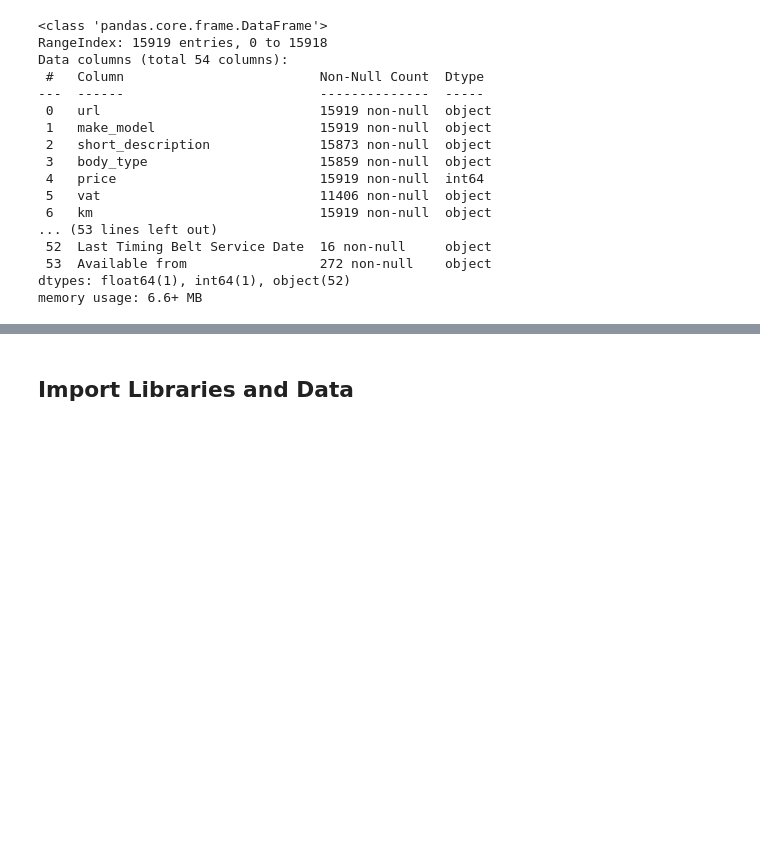
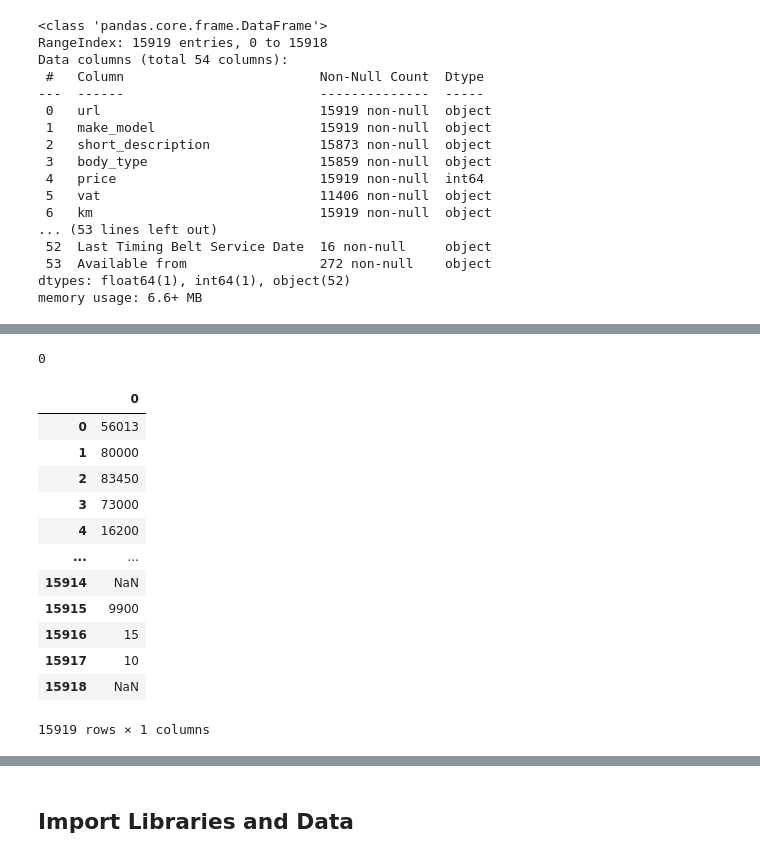
Before and after one commit to mdurular/Data-Analysis, a Jupyter notebook: 7. Projects/Capstone Project (AutoScout Data Analysis Project)/EDA_scout_car_phase_1(Data_Cleaning).ipynb, the cells around one changed output, grey strips where cells are left out. Saved outputs shown, nothing was run; the diff lists cells and outputs as text; code cells hidden in the pictures; blank space fills up the shorter version.

```diff
--- a/7. Projects/Capstone Project (AutoScout Data Analysis Project)/EDA_scout_car_phase_1(Data_Cleaning).ipynb
+++ b/7. Projects/Capstone Project (AutoScout Data Analysis Project)/EDA_scout_car_phase_1(Data_Cleaning).ipynb
@@ -110,0 +449,20 @@ memory usage: 6.6+ MB
+# %%
+df.Km.isnull().sum()
+# %% [output]
+0
+# %%
+df.Km.str.replace(',','').str.extract('(\d+)') # we remowe comma.This is a Regex pattern \d+ for digits
+# %% [output]
+|  | 0 |
+| 0 | 56013 |
+| 1 | 80000 |
+| 2 | 83450 |
+| 3 | 73000 |
+| 4 | 16200 |
+| ... | ... |
+| 15914 | NaN |
+| 15915 | 9900 |
+| 15916 | 15 |
+| 15917 | 10 |
+| 15918 | NaN |
+15919 rows × 1 columns
```
Also changed, not shown: parts of 177 cells of this notebook.
